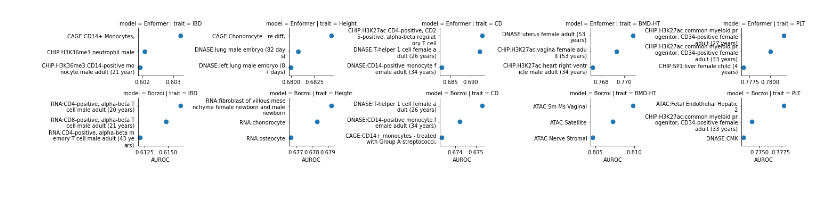
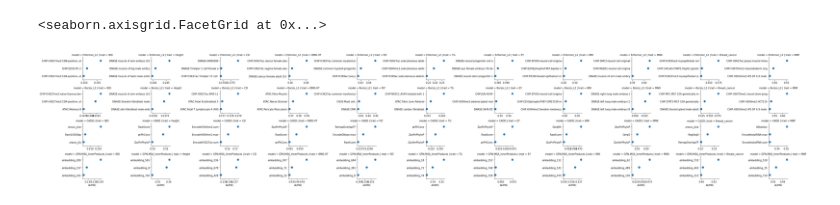
Before and after one commit to minjaf/TraitGym, a Jupyter notebook: workflow/notebooks/top_features.ipynb, the cells around one changed output. Saved outputs shown, nothing was run; the diff lists cells and outputs as text; code cells hidden in the pictures.

```diff
--- a/workflow/notebooks/top_features.ipynb
+++ b/workflow/notebooks/top_features.ipynb
@@ -5,3 +31,6 @@ import seaborn as sns
+# %%
+enformer_renaming = pd.read_csv("../../results/metadata/Enformer.csv").set_index("name").description.str[:30].to_dict()
+borzoi_renaming = pd.read_csv("../../results/metadata/Borzoi.csv").set_index("name").description.str[:30].to_dict()
 # %%
 traits = [
     "IBD",
@@ -9,19 +38,35 @@ traits = [
     "CD",
     "BMD-HT",
     "PLT",
+    "TG",
+    "EY",
+    "BMI",
+    "MNR",
+    "Breast_cancer",
+    "MNP",
 ]
 
 models = [
-    "Enformer",
-    "Borzoi",
+    "Enformer_L2",
+    "Borzoi_L2",
+    "CADD",
+    "GPN-MSA_InnerProducts",
 ]
 
 dfs = []
+n_hits = {}
 
 for trait in traits:
+    base_dir = f"../../results/dataset/gwas_gokcen_{trait}_cre_matched_9/"
+    n_hits[trait] = len(pd.read_parquet(base_dir + "test.parquet")) // 10
     for model in models:
-        df = pd.read_csv(f"../../results/interpretation/top_features/gwas_gokcen_experiment1_{trait}/{model}_L2.csv")
-        df = df.drop_duplicates(subset=["description"])
+        df = pd.read_csv(base_dir + f"unsupervised_metrics/{model}.csv")
+        if model == "Enformer_L2":
+            df.feature = df.feature.map(enformer_renaming)
+            df = df.drop_duplicates("feature")
+        elif model == "Borzoi_L2":
+            df.feature = df.feature.map(borzoi_renaming)
+            df = df.drop_duplicates("feature")
         df = df.head(3)
         df["trait"] = trait
         df["model"] = model
@@ -49,28 +120,26 @@ df
 # %%
-# I want to split description into lines, every 30 characters:
-df["description2"] = df["description"].apply(lambda x: "\n".join([x[i:i + 30] for i in range(0, len(x), 30)]))
-
 g = sns.catplot(
     data=df,
-    y="description2",
-    x="AUROC",
+    y="feature",
+    x="AUPRC",
     row="model",
     col="trait",
     #sharex=True,
     sharex=False,
     sharey=False,
     #kind="bar",
     kind="point", join=False,
     color="C0",
     height=2,
     aspect=2,
 )
 # increase space between columns:
 #g.fig.subplots_adjust(wspace=2.0)
 g.set(
     #xlim=0.5,
     ylabel=""
 )
-plt.savefig("top_features.pdf", bbox_inches="tight")
+#plt.savefig("top_features.pdf", bbox_inches="tight")
 # %% [output]
+<seaborn.axisgrid.FacetGrid at 0x...>
-[figure, old version]
+[figure, new version]
```
Also changed, not shown: parts of 4 cells of this notebook, 1 other file.
